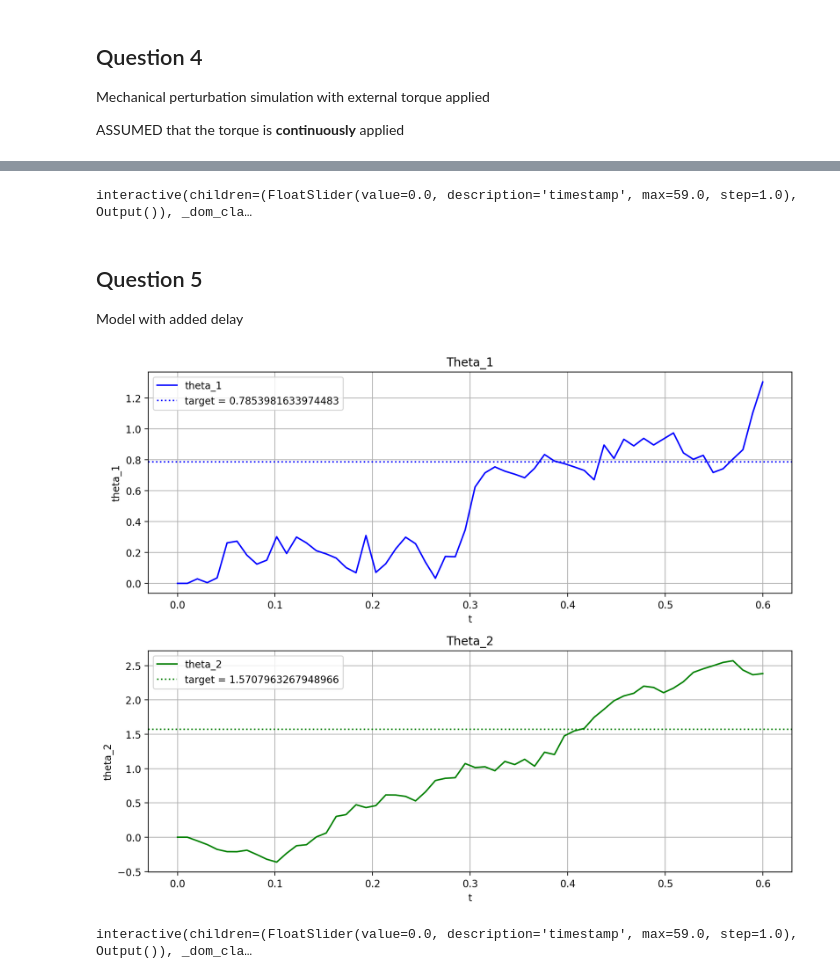
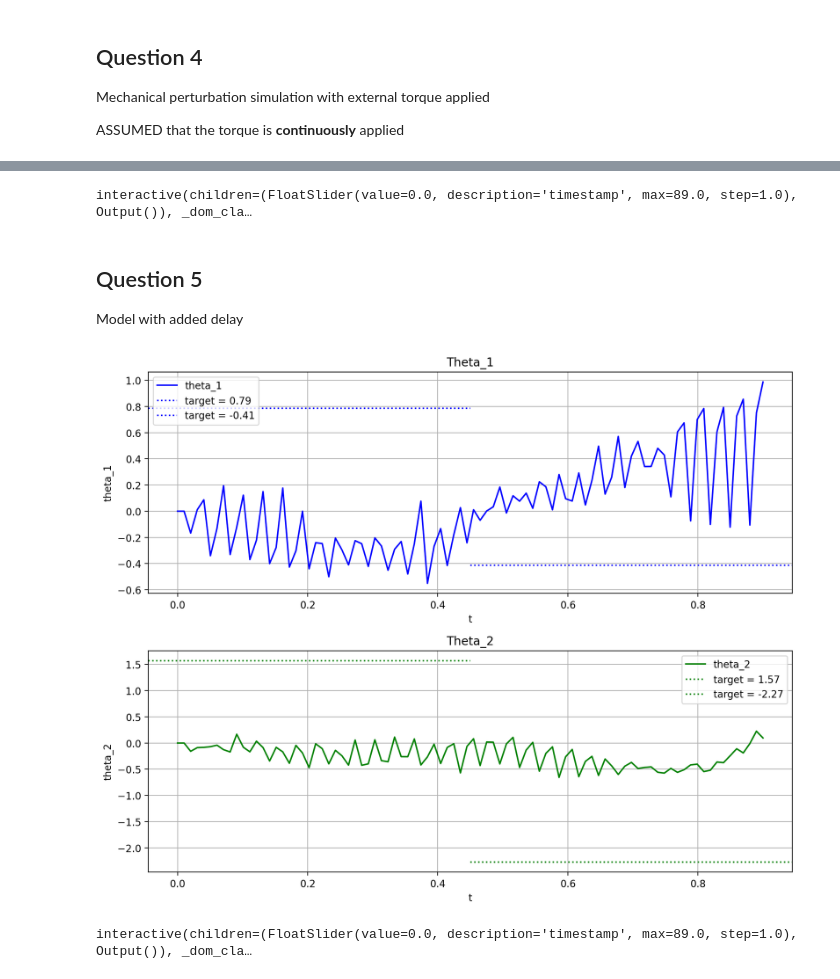
Before and after one commit to Nachtraven/LGBIO2072_Stochastic-Optimal-Control, a Jupyter notebook: LGBIO2072_Project_I.ipynb, the cells around one changed output, grey strips where cells are left out. Drawn from its saved outputs; the diff is of its cells as text; code cells hidden in the pictures.

```diff
--- a/LGBIO2072_Project_I.ipynb
+++ b/LGBIO2072_Project_I.ipynb
@@ -315,7 +315,7 @@ joint_angles = [inverse_kinematics(x, y, l1, l2) for x, y in targets]
 ### Simulate hitting each target ###
 # Start with the one from Q1
 test = simulate(x0, xt, motion_time, timestep)
-list_of_x_hat_list = [test]
+list_of_x_hat_list = [] #[test]
 
 for angle_pair in joint_angles:
     this_target = [angle_pair[0], angle_pair[1], angle_pair[0]/motion_time, angle_pair[1]/motion_time, 0, 0]
@@ -854,19 +802,16 @@ def simulate_with_mechanical_perturbation(move_from, move_to, external_torque, t
 # %%
 timestep = 0.01
-motion_time = 0.6
-
-# indicates where in the simulation the target should be disturbed
-target_disturbance_time = 0.1 ## This is a ratio between 0.0 and 1.0 of the above motion time
-
-x0 = np.array([0, 0, 0, 0, 0, 0])
-xt = np.array([theta_1_target, theta_2_target, theta_1_target/motion_time, theta_2_target/motion_time, 0, 0])
-
-
-external_torque_shoulder = 2.0  # Shoulder torque
-external_torque_elbow = 1.0    # elbow torque
+motion_time = 0.9
+external_torque_shoulder = 1.0  # Shoulder torque
+external_torque_elbow = .5    # elbow torque
 
 ### Remember: first 6 are the starting/ongoing, last 6 are the target
 torque_disturbance = np.array([0, 0, external_torque_shoulder, external_torque_elbow, 0, 0, 0, 0, 0, 0, 0, 0])
 
-simulated_with_torque = simulate_with_mechanical_perturbation(x0, xt, torque_disturbance, target_disturbance_time, motion_time, timestep)
+simulated_with_torque = simulate_with_jump_torque(x0, xt_initial, xt_final, target_disturbance_time, motion_time, timestep, torque_disturbance)
+
+xt_initial = np.array([theta_1_target, theta_2_target, 0, 0, 0, 0])
+xt_final = np.array([-target[0], -target[1], 0, 0, 0, 0])
+# xt_initial = xt_final
+simulated_with_torque = simulate_with_jump_torque(x0, xt_initial, xt_final, target_disturbance_time, motion_time, timestep, torque_disturbance)
 # %%
@@ -906,9 +855,8 @@ import ipywidgets as widgets  # interactive display
 %config InlineBackend.figure_format = 'retina'
 my_layout = widgets.Layout()
 
-
 @widgets.interact(
-    timestamp=widgets.FloatSlider(0, min=0, max=len(x_hat_list)-1, step=1, layout=my_layout)
+    timestamp=widgets.FloatSlider(0, min=0, max=len(simulated_with_torque)-1, step=1, layout=my_layout)
 
 )
 
@@ -940,8 +888,8 @@ def visualize_arm(timestamp):
     # Visualization
     fig, ax = plt.subplots(figsize=(8, 8))
     ax.set_aspect('equal')
-    ax.set_xlim(-1,1)
-    ax.set_ylim(-1,1)
+    ax.set_xlim(-0.8,0.8)
+    ax.set_ylim(-0.6,0.8)
 
     # Plot the arm's current state
     ax.plot([base[0], joint[0], end_effector[0]], [base[1], joint[1], end_effector[1]],
@@ -956,7 +904,7 @@ def visualize_arm(timestamp):
 
     plt.show()
 # %% [output]
-interactive(children=(FloatSlider(value=0.0, description='timestamp', max=59.0, step=1.0), Output()), _dom_cla…
+interactive(children=(FloatSlider(value=0.0, description='timestamp', max=89.0, step=1.0), Output()), _dom_cla…
 # %% [markdown]
 ## Question 5
 Model with added delay
@@ -1104,56 +911,59 @@ def simulate_with_delay(move_from, move_to, delay_timesteps, motion_time, dt):
 # %%
 timestep = 0.01
-motion_time = 0.6
-delay_timesteps = 5
+motion_time = 0.9
+time_delay = 2
 
 # indicates where in the simulation the target should be disturbed
-target_disturbance_time = 0.1 ## This is a ratio between 0.0 and 1.0 of the above motion time
+target_disturbance_time = 0.5 ## This is a ratio between 0.0 and 1.0 of the above motion time
 
 x0 = np.array([0, 0, 0, 0, 0, 0])
 xt = np.array([theta_1_target, theta_2_target, theta_1_target/motion_time, theta_2_target/motion_time, 0, 0])
+torque_disturbance = [0,0,0,0,0,0,0,0,0,0,0,0]
 
-
-simulated_with_delay = simulate_with_delay(x0, xt, delay_timesteps, motion_time, timestep)
+simulated_with_delay = simulate_with_jump_torque(x0, xt_initial, xt_final, target_disturbance_time, motion_time, timestep, torque_disturbance, time_delay)
 # %%
-## Visualize delay simulation
-t = np.linspace(0, motion_time, nStep)
+## Visualize target change simulation
+t = np.linspace(0, motion_time, int(motion_time/timestep))
 theta_1_traj = []
 theta_2_traj = []
 for x_ in simulated_with_delay :
   theta_1_traj.append(x_[0])
   theta_2_traj.append(x_[1])
 
 fig, axs = plt.subplots(2, 1, figsize=(10, 8))  # 2 rows, 1 column
 
 axs[0].plot(t, theta_1_traj, label="theta_1", color="blue")
-axs[0].axhline(y=theta_1_target, color="blue", linestyle="dotted", label=f"target = {theta_1_target}")
+axs[0].axhline(y=theta_1_target, xmax=target_disturbance_time, color="blue", linestyle="dotted", label=f"target = {np.round(theta_1_target, 2)}")
+axs[0].axhline(y=-target[0], xmin=target_disturbance_time, color="blue", linestyle="dotted", label=f"target = {np.round(-target[0], 2)}")
 axs[0].set_title("Theta_1")
 axs[0].set_xlabel("t")
 axs[0].set_ylabel("theta_1")
 axs[0].legend()
 axs[0].grid(True)
 
 axs[1].plot(t, theta_2_traj, label="theta_2", color="green")
-axs[1].axhline(y=theta_2_target, color="green", linestyle="dotted", label=f"target = {theta_2_target}")
+
+axs[1].axhline(y=theta_2_target, xmax=target_disturbance_time, color="green", linestyle="dotted", label=f"target = {np.round(theta_2_target, 2)}")
+axs[1].axhline(y=-target[1], xmin=target_disturbance_time,color="green", linestyle="dotted", label=f"target = {np.round(-target[1], 2)}")
+
 axs[1].set_title("Theta_2")
 axs[1].set_xlabel("t")
 axs[1].set_ylabel("theta_2")
 axs[1].legend()
 axs[1].grid(True)
 
 plt.tight_layout()
 plt.show()
 # %% [output]
-[figure, old version]
+[figure, new version]
 # %%
 ### Visualize arm from above, inspired by TP2
 import ipywidgets as widgets  # interactive display
 %config InlineBackend.figure_format = 'retina'
 my_layout = widgets.Layout()
 
-
 @widgets.interact(
-    timestamp=widgets.FloatSlider(0, min=0, max=len(x_hat_list)-1, step=1, layout=my_layout)
+    timestamp=widgets.FloatSlider(0, min=0, max=len(simulated_with_delay)-1, step=1, layout=my_layout)
 
 )
 
@@ -1185,8 +995,8 @@ def visualize_arm(timestamp):
     # Visualization
     fig, ax = plt.subplots(figsize=(8, 8))
     ax.set_aspect('equal')
-    ax.set_xlim(-1,1)
-    ax.set_ylim(-1,1)
+    ax.set_xlim(-0.8,0.8)
+    ax.set_ylim(-0.6,0.8)
 
     # Plot the arm's current state
     ax.plot([base[0], joint[0], end_effector[0]], [base[1], joint[1], end_effector[1]],
@@ -1201,4 +1011,4 @@ def visualize_arm(timestamp):
 
     plt.show()
 # %% [output]
-interactive(children=(FloatSlider(value=0.0, description='timestamp', max=59.0, step=1.0), Output()), _dom_cla…
+interactive(children=(FloatSlider(value=0.0, description='timestamp', max=89.0, step=1.0), Output()), _dom_cla…
```
Also changed, not shown: parts of 14 cells of this notebook.
